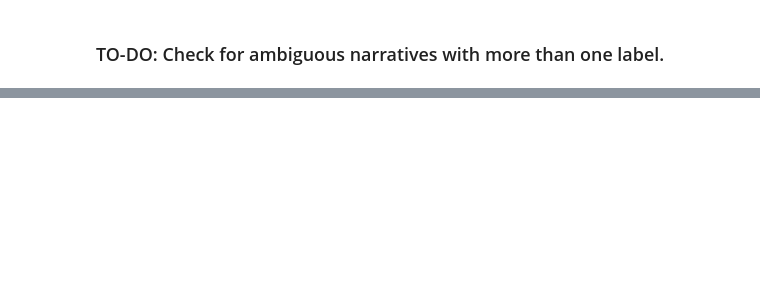
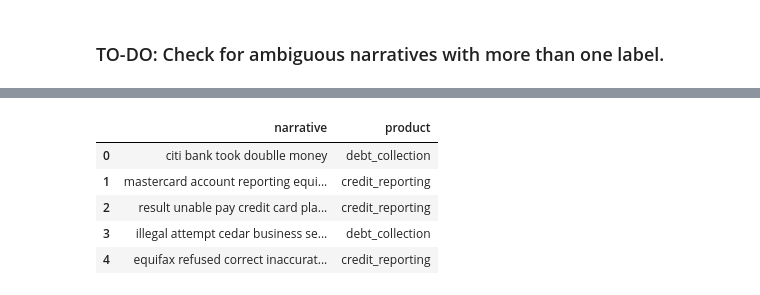
Before and after one commit to JordiCarreraVentura/customer-complaints-email-classification-case-study, a Jupyter notebook: notebooks/Exploratory Data Analysis.ipynb, the cells around one changed output, grey strips where cells are left out. Saved outputs shown, nothing was run; the diff lists cells and outputs as text; code cells hidden in the pictures; blank space fills up the shorter version.

```diff
--- a/notebooks/Exploratory Data Analysis.ipynb
+++ b/notebooks/Exploratory Data Analysis.ipynb
@@ -99,0 +132,15 @@ Name: count, dtype: int64
+# %%
+resampler = DatasetBalancer()
+
+X, Y = resampler.transform(df_dedup['narrative'], df_dedup['product'])
+
+df_resampled = pd.DataFrame({'narrative': X, 'product': Y})
+# %%
+df_resampled.head()
+# %% [output]
+|  | narrative | product |
+| 0 | citi bank took doublle money | debt_collection |
+| 1 | mastercard account reporting equi... | credit_reporting |
+| 2 | result unable pay credit card pla... | credit_reporting |
+| 3 | illegal attempt cedar business se... | debt_collection |
+| 4 | equifax refused correct inaccurat... | credit_reporting |
```
Also changed, not shown: parts of 14 cells of this notebook, 1 other file.
